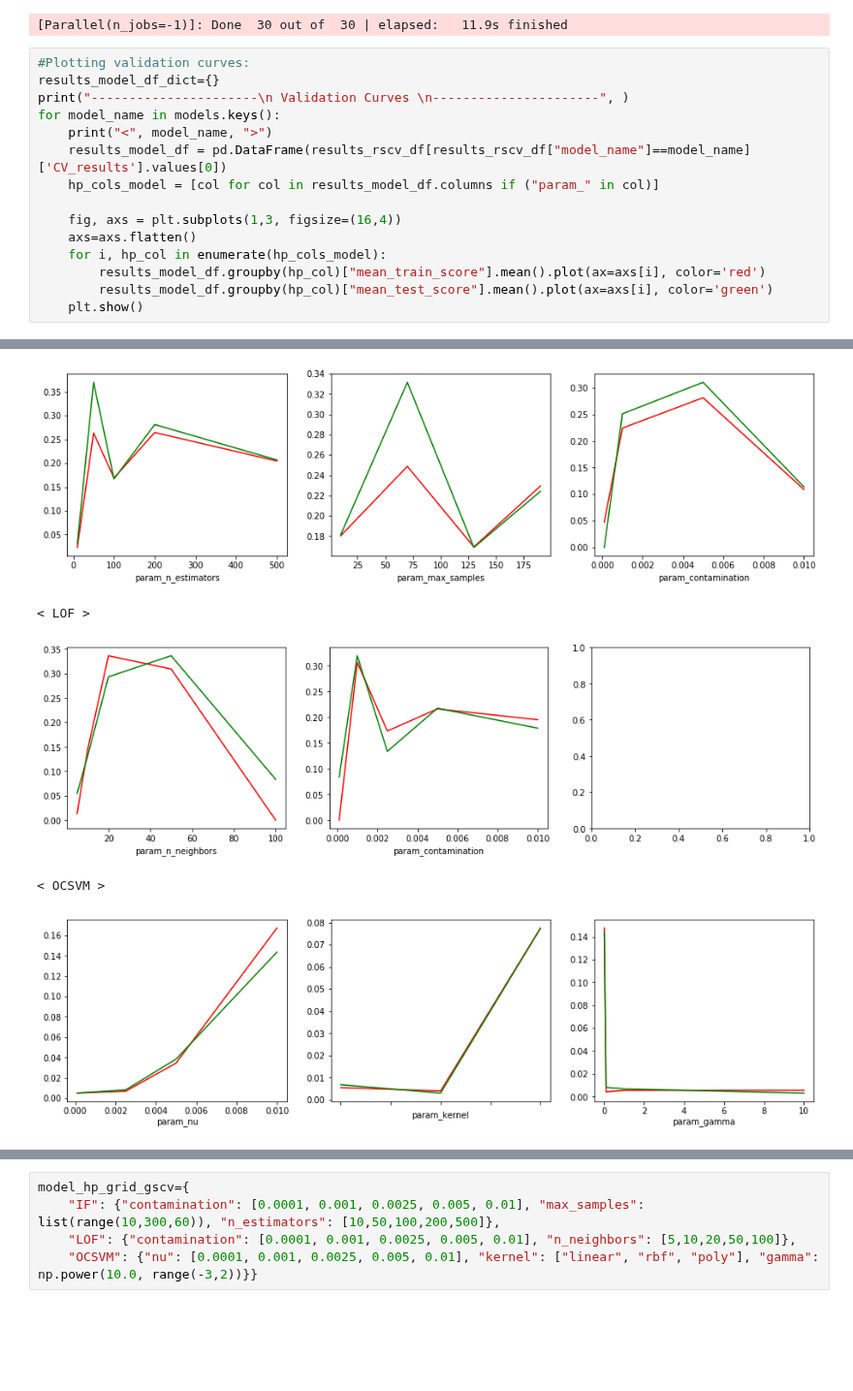
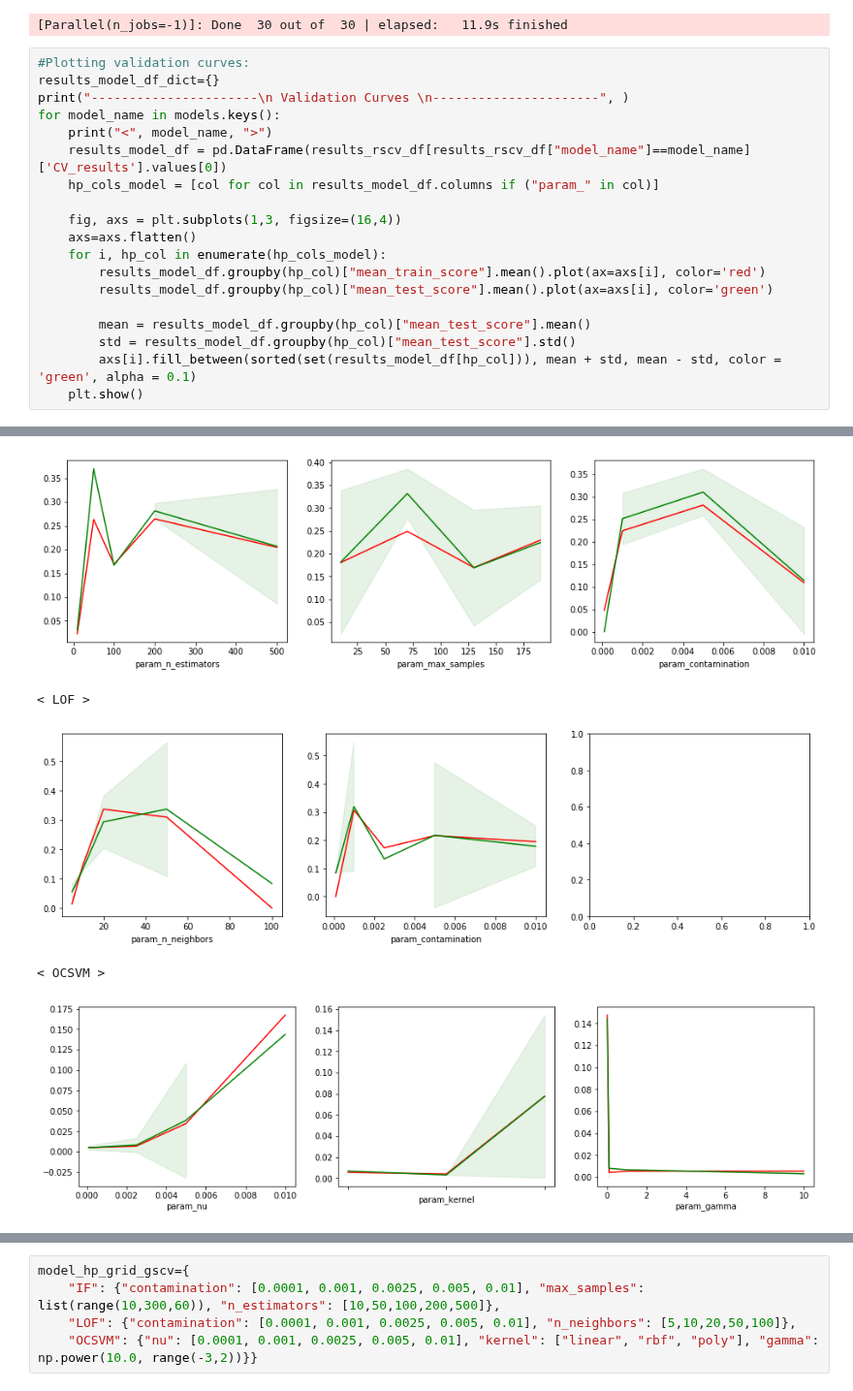
Before and after one commit to SwapnilSParkhe/Machine-Learning, a Jupyter notebook: Projects/Credit Card Fraud Detection/2b. Hyper-parameter Tuning and Model Selection.ipynb, the cells around one changed output, grey strips where cells are left out. Shown at 97% size. Saved outputs shown, nothing was run; the diff lists cells and outputs as text; blank space fills up the shorter version.

Commit message:
Added std. bands in validation curves

```diff
--- a/Projects/Credit Card Fraud Detection/2b. Hyper-parameter Tuning and Model Selection.ipynb
+++ b/Projects/Credit Card Fraud Detection/2b. Hyper-parameter Tuning and Model Selection.ipynb
@@ -153,26 +153,30 @@ Wall time: 12.1 s
 # %%
 #Plotting validation curves:
 results_model_df_dict={}
 print("----------------------\n Validation Curves \n----------------------", )
 for model_name in models.keys():
     print("<", model_name, ">")
     results_model_df = pd.DataFrame(results_rscv_df[results_rscv_df["model_name"]==model_name]['CV_results'].values[0])
     hp_cols_model = [col for col in results_model_df.columns if ("param_" in col)]
 
     fig, axs = plt.subplots(1,3, figsize=(16,4))
     axs=axs.flatten()
     for i, hp_col in enumerate(hp_cols_model):
         results_model_df.groupby(hp_col)["mean_train_score"].mean().plot(ax=axs[i], color='red')
         results_model_df.groupby(hp_col)["mean_test_score"].mean().plot(ax=axs[i], color='green')
+
+        mean = results_model_df.groupby(hp_col)["mean_test_score"].mean()
+        std = results_model_df.groupby(hp_col)["mean_test_score"].std()
+        axs[i].fill_between(sorted(set(results_model_df[hp_col])), mean + std, mean - std, color = 'green', alpha = 0.1)
     plt.show()
 # %% [output]
 ----------------------
  Validation Curves
 ----------------------
 < IF >
-[figure, old version]
+[figure, new version]
 < LOF >
-[figure, old version]
+[figure, new version]
 < OCSVM >
-[figure, old version]
+[figure, new version]
 # %% [markdown]
```
Also changed, not shown: parts of 1 cell of this notebook.
